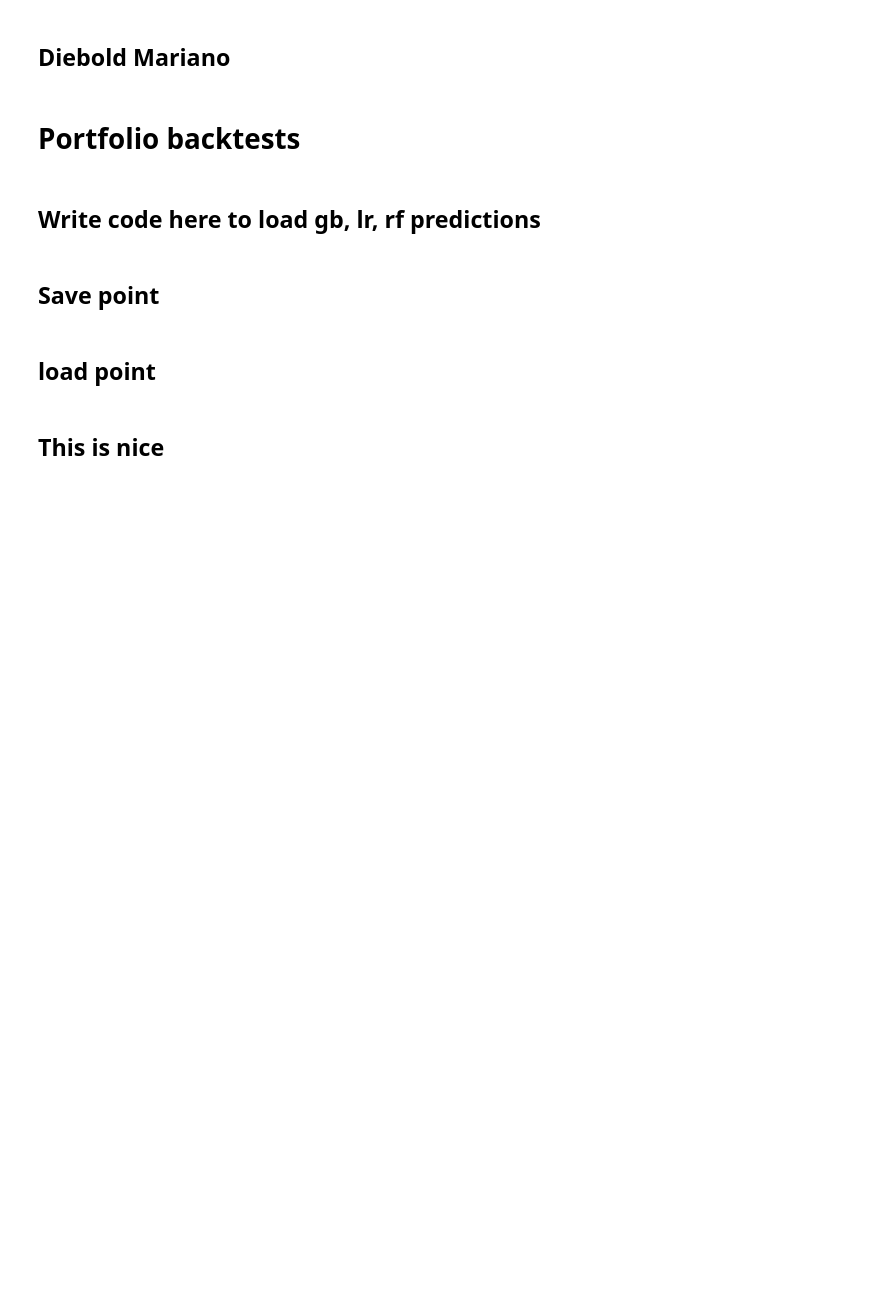
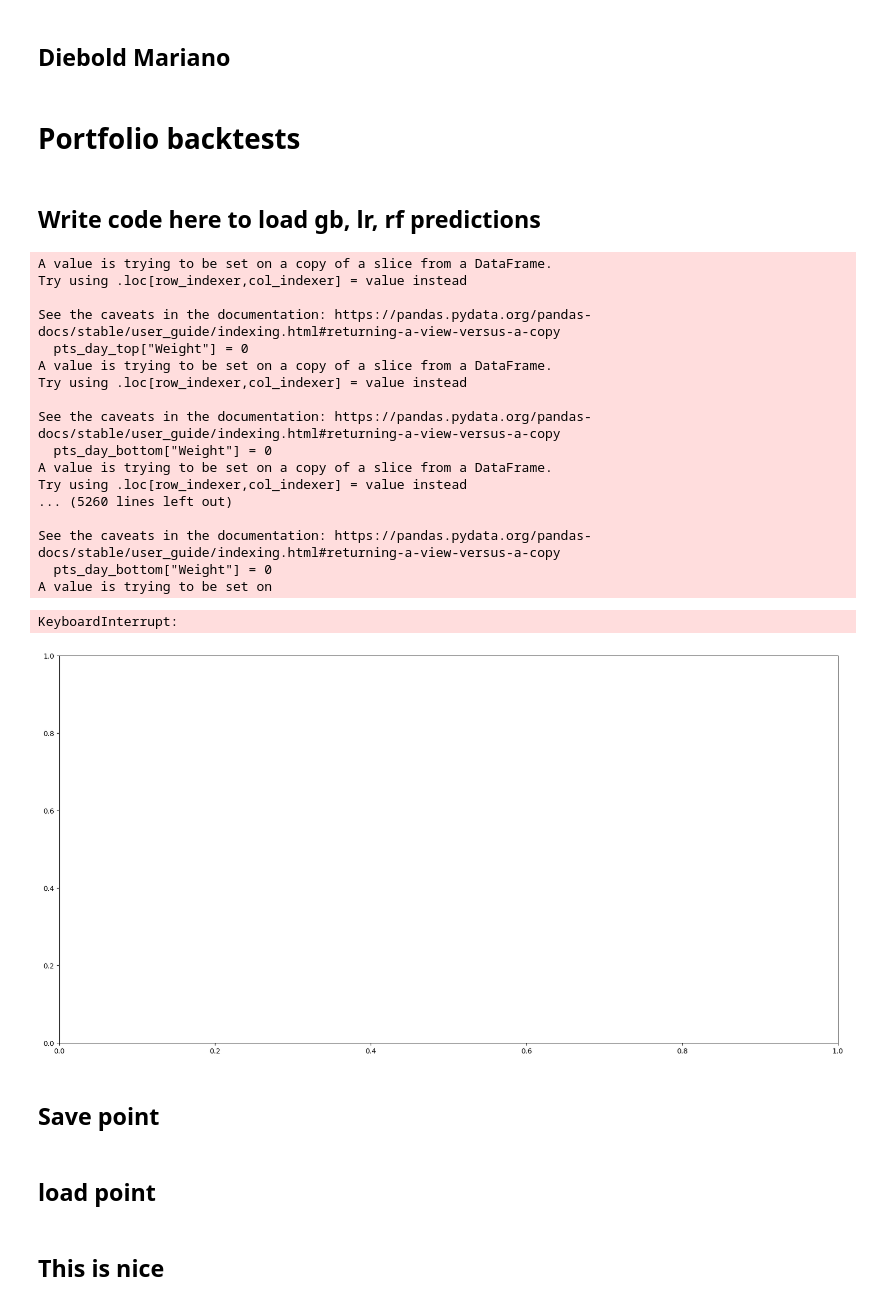
Before and after one commit to BasPeeters0306/Thesis_New, a Jupyter notebook: Executable.ipynb, the cells around one changed output. Cells and saved outputs as stored; diff of their text form; code cells hidden in the pictures; blank space fills up the shorter version.

```diff
--- a/Executable.ipynb
+++ b/Executable.ipynb
@@ -663,8 +804,8 @@ dmTable, pValueTable = Evaluation_metrics.Diebold_Mariano(df_classifications, df
 # n_short = n_both
 
 # Choose which models we want
-backtest_models = ["lr", "rf", "gbc", "lstm"]  #["lr", "rf", "gbc", "rnn", "lstm"]                          #"NN1", "NN2", "NN3", "NN4", "NN5"]
-legend_names = ["LR", "RF", "GB", "LSTM"]         #["LR", "RF", "GB", "RNN", "LSTM"]
+backtest_models = ["rnn"]  #["lr", "rf", "gbc", "rnn", "lstm"]                          #"NN1", "NN2", "NN3", "NN4", "NN5"]
+legend_names = ["RNN"]         #["LR", "RF", "GB", "RNN", "LSTM"]
 
 # Choose weighting method (Equal weighted (Equal) or RankBased weighted (RankBased))
 # weighting_method = "Equal"
@@ -743,7 +884,7 @@ import Portfolio_backtester
 importlib.reload(Portfolio_backtester)
 
 # Number of long and short stocks
-for n_both in tqdm([20]):                   #([10, 20, 50]):
+for n_both in tqdm([10, 20, 50]):                   #([10, 20, 50]):
 
     #n_both = 20
     n_long = n_both
@@ -786,34 +927,54 @@ for n_both in tqdm([20]):                   #([10, 20, 50]):
                     elif(weighting_method == "RankBased"):
                         plt.plot(pd.to_datetime(df_returns_portfolio["BarDate"]), df_returns_portfolio[str_logreturns_portfolio_cum], color = colors[i], linestyle = '--', label=str(f"{backtest_model} {weighting_method}"))
                     # Adds portfolio returns to the dictionary with all portfolio returns
                     dict_df_returns_portfolio[f"{weighting_method}_{n_both}_{str_side}"] = df_returns_portfolio
                     # Gives metrics, now only for the full long-short portfolio
                     # if long_only == True or short_only == True:
                     # dict_df_metrics[f"{weighting_method}_{n_both}_{str_side}"] = Portfolio_backtester.metrics(dict_df_returns_portfolio[f"{weighting_method}_{n_both}_{str_side}"], backtest_model, dict_df_metrics[f"{weighting_method}_{n_both}_{str_side}"], df_stockindex_returns, returnsMatrix, weightMatrix, rf_rate_and_factors)
                     i = i + 1
 
             #plt.plot(pd.to_datetime(df_stockindex_returns["Date"]), stockindex_returns_cum) # Plots long only index
             plt.axvspan(datetime.datetime.strptime("29/02/2020", '%d/%m/%Y').date(), datetime.datetime.strptime("31/03/2020", '%d/%m/%Y').date(), color="grey", alpha=0.5)
             # plt.axvspan(datetime.datetime.strptime("31/12/2007", '%d/%m/%Y').date(), datetime.datetime.strptime("31/05/2009", '%d/%m/%Y').date(), color="grey", alpha=0.5)
 
             plt.xlabel(xlabel="Date", fontsize = "x-large")
             if long_only == True:
                 plt.ylabel(ylabel="Cumulative (long) logreturns", fontsize = "x-large")
             if short_only == True:
                 plt.ylabel(ylabel="Cumulative (short) logreturns", fontsize = "x-large")
             if (long_only == False) & (short_only == False):
                 plt.ylabel(ylabel="Cumulative logreturns", fontsize = "x-large")
             plt.title(label=f"Cumulative {n_constituents}-stock portfolio logreturns", fontsize = "xx-large")
             plt.grid(linestyle='dashed', linewidth=0.5)
             #plt.legend(['lr', 'rf', 'gb', 'lstm', 'lr_rank', 'rf_rank', 'gb_rank', 'lstm_rank'] , loc = 'upper center', ncols = 4, fontsize = 'large')    # Without specifying loc it chooses the best location
-            plt.legend(legend_names  , loc = 'upper center', ncols = 4, fontsize = 'large')    # Without specifying loc it chooses the best location
+            plt.legend(legend_names  , loc = 'upper center', ncols = len(legend_names), fontsize = 'large')    # Without specifying loc it chooses the best location
 
             # Format the x-axis to display years
             years = mdates.YearLocator()   # every year
             years_fmt = mdates.DateFormatter('%Y')
             plt.gca().xaxis.set_major_locator(years)
             plt.gca().xaxis.set_major_formatter(years_fmt)
             plt.show()
+# %% [output]
+A value is trying to be set on a copy of a slice from a DataFrame.
+Try using .loc[row_indexer,col_indexer] = value instead
+
+See the caveats in the documentation: https://pandas.pydata.org/pandas-docs/stable/user_guide/indexing.html#returning-a-view-versus-a-copy
+  pts_day_top["Weight"] = 0
+A value is trying to be set on a copy of a slice from a DataFrame.
+Try using .loc[row_indexer,col_indexer] = value instead
+
+See the caveats in the documentation: https://pandas.pydata.org/pandas-docs/stable/user_guide/indexing.html#returning-a-view-versus-a-copy
+  pts_day_bottom["Weight"] = 0
+A value is trying to be set on a copy of a slice from a DataFrame.
+Try using .loc[row_indexer,col_indexer] = value instead
+... (5260 lines left out)
+
+See the caveats in the documentation: https://pandas.pydata.org/pandas-docs/stable/user_guide/indexing.html#returning-a-view-versus-a-copy
+  pts_day_bottom["Weight"] = 0
+A value is trying to be set on
+KeyboardInterrupt:
+[figure, added]
 # %%
 # Only calculates metrics
 
```
Also changed, not shown: parts of 8 cells of this notebook.
